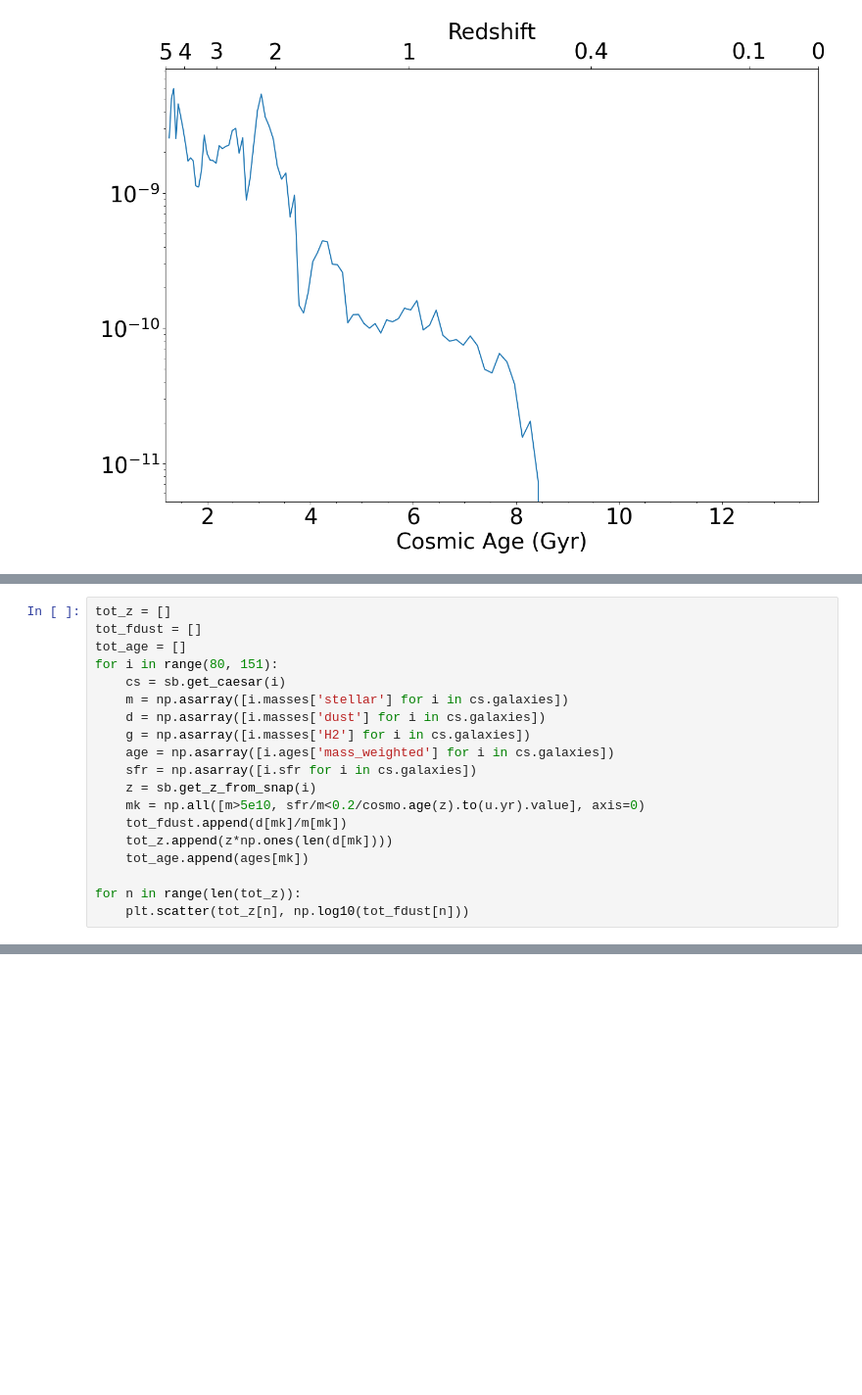
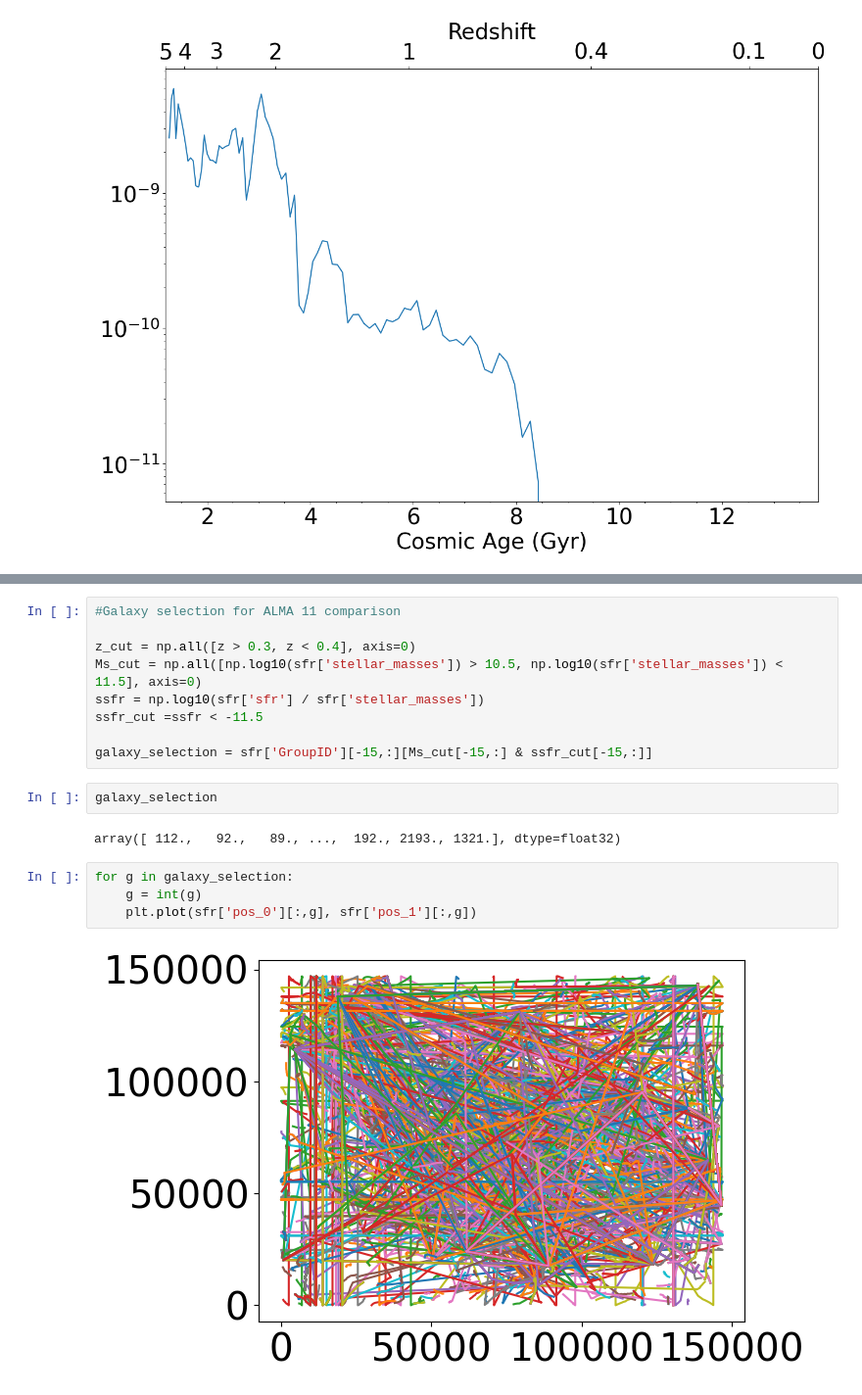
Before and after one commit to GiulianoLo/analize_simba_cgm, a Jupyter notebook: cgm_main.ipynb, the cells around one changed output, grey strips where cells are left out. Shown at 98% size. Saved outputs shown, nothing was run; the diff lists cells and outputs as text; blank space fills up the shorter version.

```diff
--- a/cgm_main.ipynb
+++ b/cgm_main.ipynb
@@ -426,19 +425,0 @@ len(z[40:149])
-# %%
-tot_z = []
-tot_fdust = []
-tot_age = []
-for i in range(80, 151):
-    cs = sb.get_caesar(i)
-    m = np.asarray([i.masses['stellar'] for i in cs.galaxies])
-    d = np.asarray([i.masses['dust'] for i in cs.galaxies])
-    g = np.asarray([i.masses['H2'] for i in cs.galaxies])
-    age = np.asarray([i.ages['mass_weighted'] for i in cs.galaxies])
-    sfr = np.asarray([i.sfr for i in cs.galaxies])
-    z = sb.get_z_from_snap(i)
-    mk = np.all([m>5e10, sfr/m<0.2/cosmo.age(z).to(u.yr).value], axis=0)
-    tot_fdust.append(d[mk]/m[mk])
-    tot_z.append(z*np.ones(len(d[mk])))
-    tot_age.append(ages[mk])
-
-for n in range(len(tot_z)):
-    plt.scatter(tot_z[n], np.log10(tot_fdust[n]))
@@ -479,0 +472,19 @@ yt : [INFO     ] 2024-10-22 23:09:41,441 Found 35158 galaxies
+# %%
+#Galaxy selection for ALMA 11 comparison
+
+z_cut = np.all([z > 0.3, z < 0.4], axis=0)
+Ms_cut = np.all([np.log10(sfr['stellar_masses']) > 10.5, np.log10(sfr['stellar_masses']) < 11.5], axis=0)
+ssfr = np.log10(sfr['sfr'] / sfr['stellar_masses'])
+ssfr_cut =ssfr < -11.5
+
+galaxy_selection = sfr['GroupID'][-15,:][Ms_cut[-15,:] & ssfr_cut[-15,:]]
+# %%
+galaxy_selection
+# %% [output]
+array([ 112.,   92.,   89., ...,  192., 2193., 1321.], dtype=float32)
+# %%
+for g in galaxy_selection:
+    g = int(g)
+    plt.plot(sfr['pos_0'][:,g], sfr['pos_1'][:,g])
+# %% [output]
+[figure, added]
```
Also changed, not shown: parts of 19 cells of this notebook.
